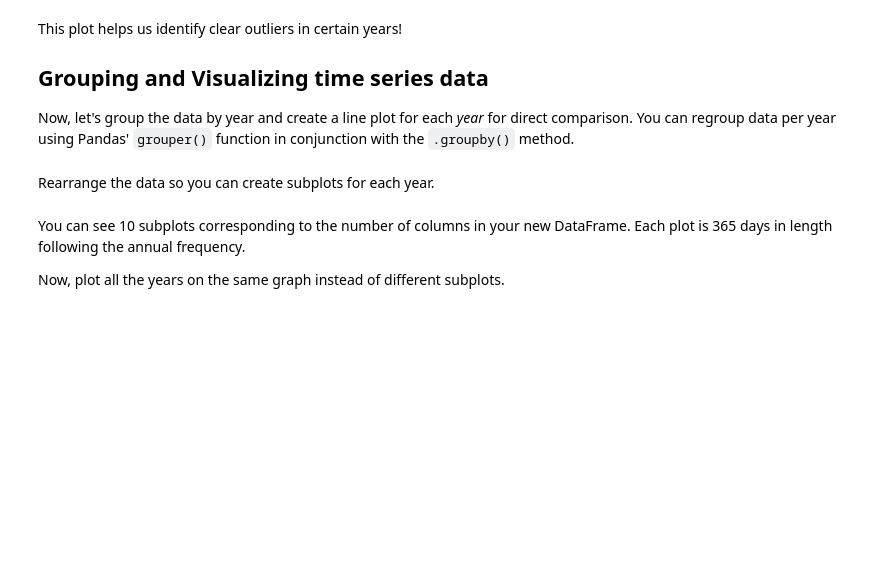
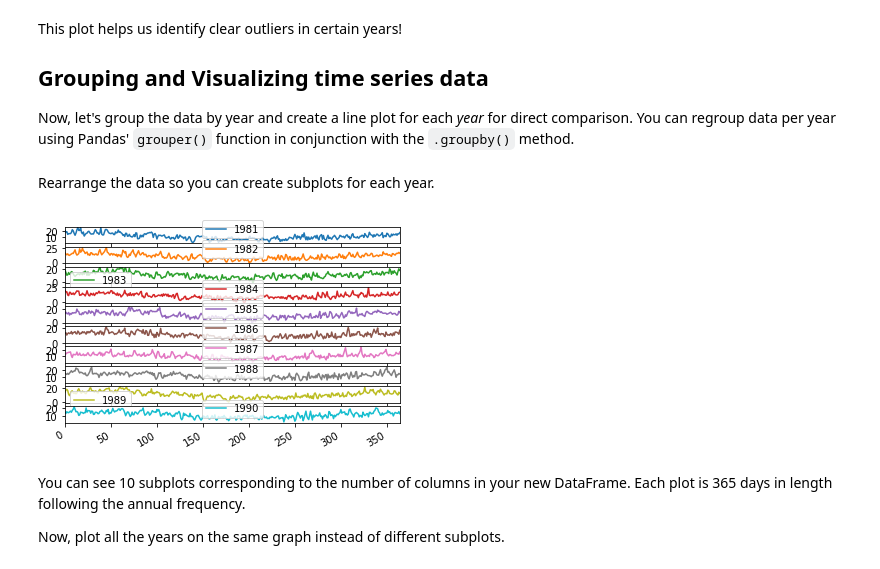
Before and after one commit to AlisonSalerno/dsc-visualizing-time-series-data-lab-nyc-ds-033020, a Jupyter notebook: index.ipynb, the cells around one changed output. Drawn from its saved outputs; the diff is of its cells as text; code cells hidden in the pictures; blank space fills up the shorter version.

```diff
--- a/index.ipynb
+++ b/index.ipynb
@@ -104,15 +104,17 @@ Rearrange the data so you can create subplots for each year.
 # %%
 # Create a new DataFrame and store yearly values in columns
 temp_annual = pd.DataFrame()
 
 for yr, group in year_groups:
     temp_annual[yr.year] = group.values.ravel()
 
 # Plot the yearly groups as subplots
 
-temp_annual.plot(subplots=True,legend=True)
+temp_annual.plot(figsize=('20,subplots=True,legend=True)
 
 plt.show()
+# %% [output]
+[figure, added]
 # %% [markdown]
 You can see 10 subplots corresponding to the number of columns in your new DataFrame. Each plot is 365 days in length following the annual frequency.
 
```
